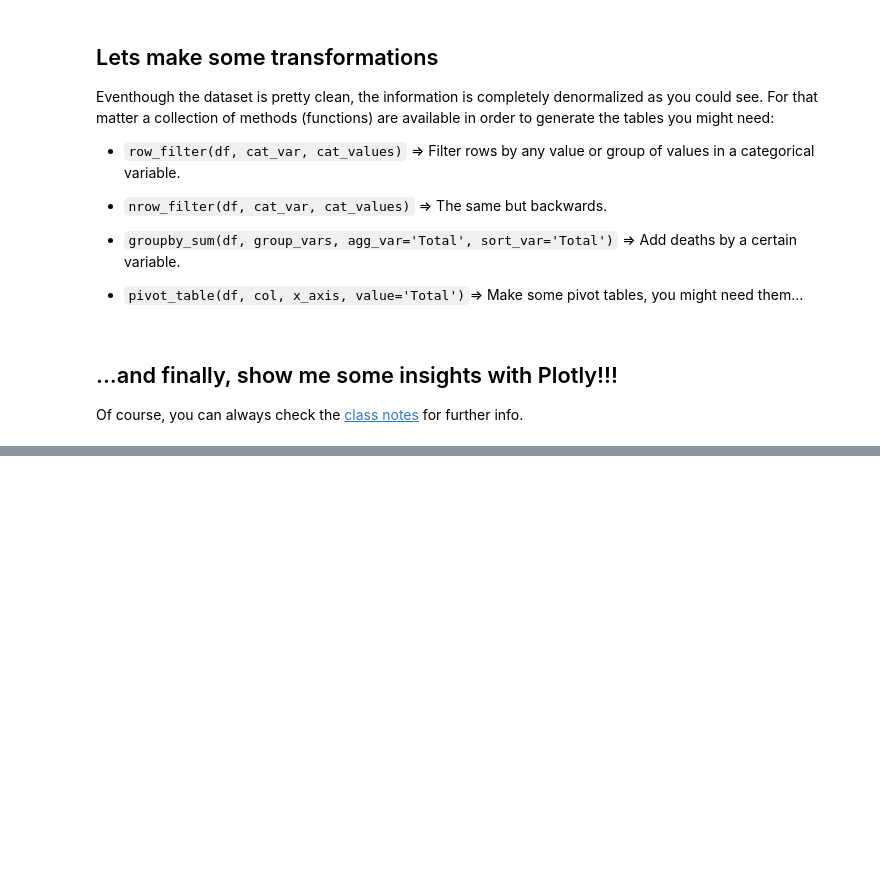
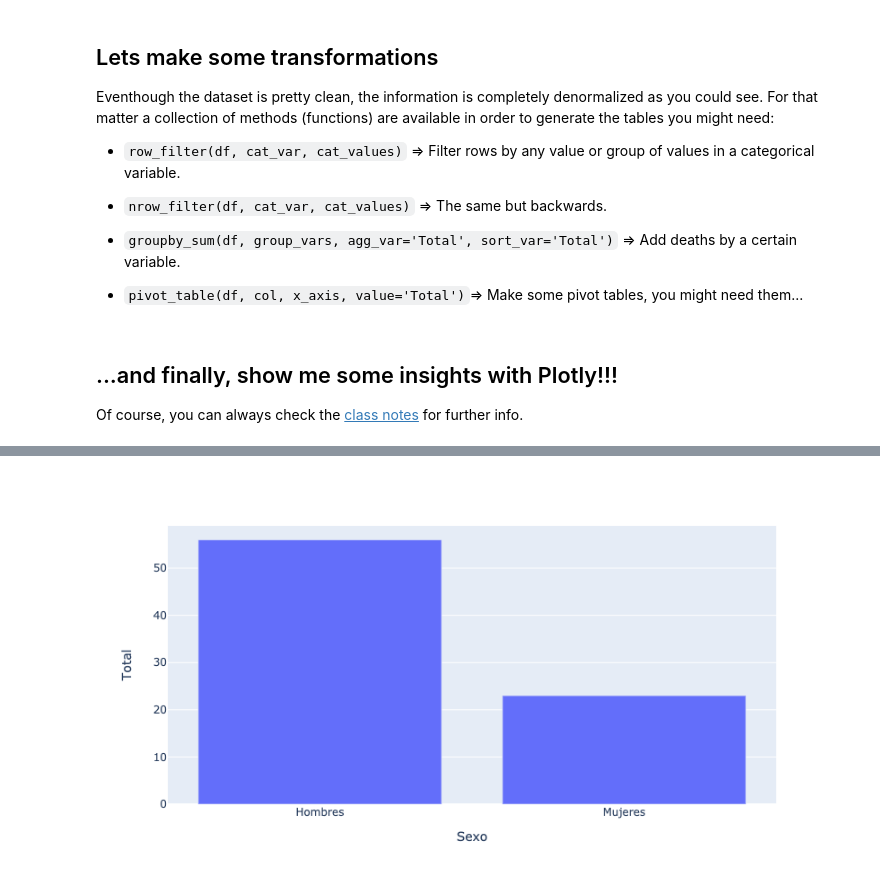
Before and after one commit to ssarahreyes/deadly_viz_challenge, a Jupyter notebook: notebooks/deadly_viz_challenge.ipynb, the cells around one changed output, grey strips where cells are left out. Saved outputs shown, nothing was run; the diff lists cells and outputs as text; code cells hidden in the pictures; blank space fills up the shorter version.

```diff
--- a/notebooks/deadly_viz_challenge.ipynb
+++ b/notebooks/deadly_viz_challenge.ipynb
@@ -104,0 +227,9 @@ dataset_scatter.iplot(x='VARIABLE',
+# %%
+# muertes de hombres por causa 102 en 2018
+deaths_102_2018 = deaths[(deaths['Edad'] == 'Todas las edades') & ((deaths['Sexo'] == 'Hombres') | (deaths['Sexo'] == 'Mujeres')) & (deaths['Periodo'] == 2018) & (deaths['cause_code'] == '102')]
+
+
+# number of woman vs men died for cause 102 (Otras causas externas y sus efectos tardíos) in 2018
+px.bar(data_frame=deaths_102_2018, x='Sexo', y='Total')
+# %% [output]
+[figure, added]
```
Also changed, not shown: parts of 11 cells of this notebook.
